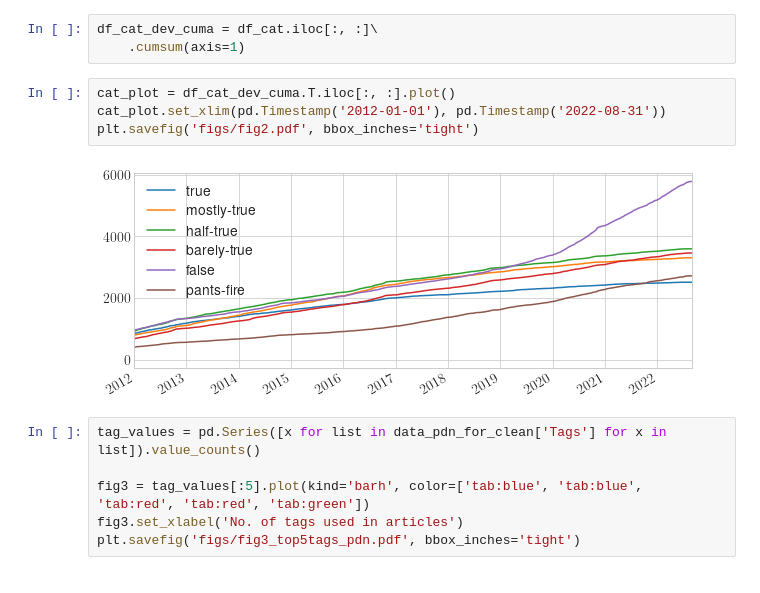
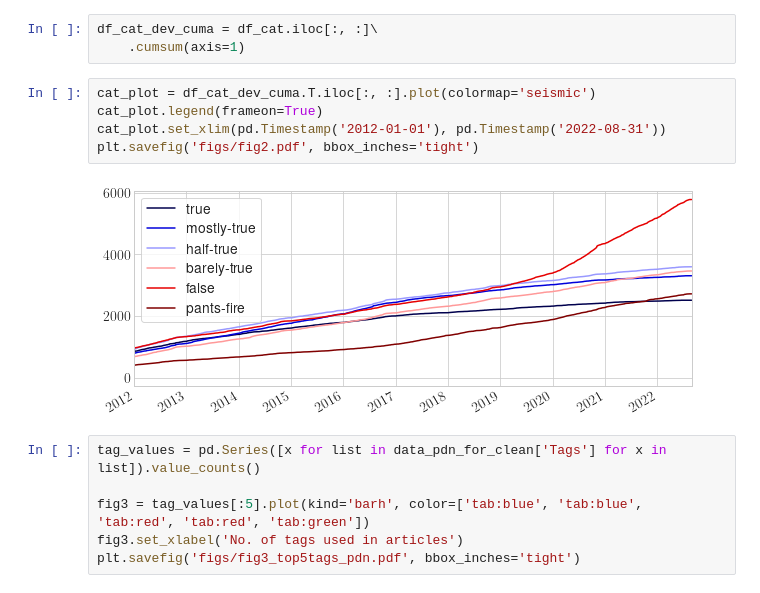
Before and after one commit to pgb206/ISDS2022_group7, a Jupyter notebook: project/project.ipynb, the cells around one changed output. Cells and saved outputs as stored; diff of their text form.

```diff
--- a/project/project.ipynb
+++ b/project/project.ipynb
@@ -649,11 +650,12 @@ df_cat = df_cat.reindex(reorder_list) #reorder according to above list
 df_cat_dev_cuma = df_cat.iloc[:, :]\
     .cumsum(axis=1)
 # %%
-cat_plot = df_cat_dev_cuma.T.iloc[:, :].plot()
+cat_plot = df_cat_dev_cuma.T.iloc[:, :].plot(colormap='seismic')
+cat_plot.legend(frameon=True)
 cat_plot.set_xlim(pd.Timestamp('2012-01-01'), pd.Timestamp('2022-08-31'))
 plt.savefig('figs/fig2.pdf', bbox_inches='tight')
 # %% [output]
-[figure, old version]
+[figure, new version]
 # %%
 tag_values = pd.Series([x for list in data_pdn_for_clean['Tags'] for x in list]).value_counts()
 
```
Also changed, not shown: parts of 10 cells of this notebook, 6 other files.
